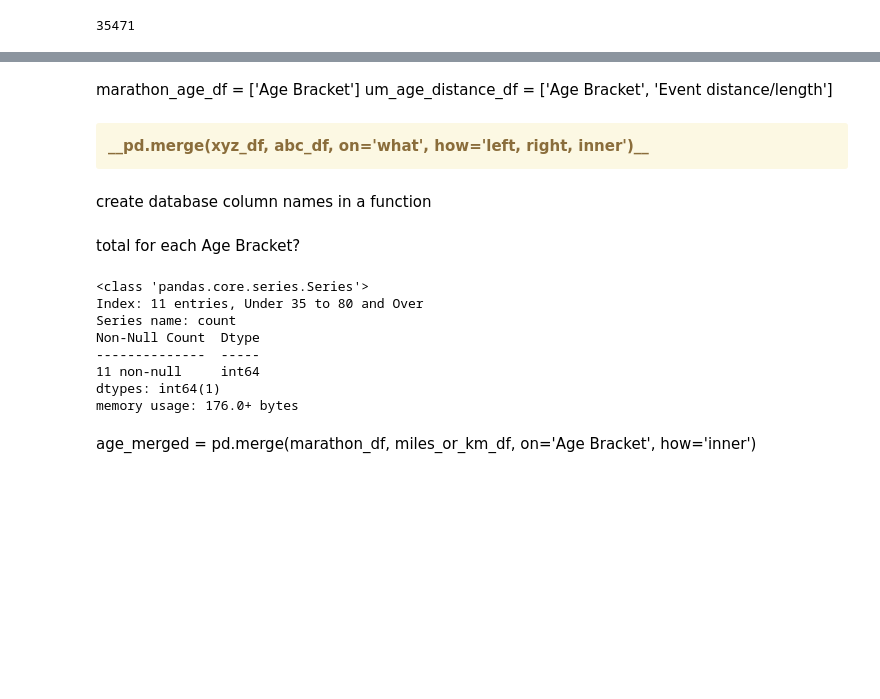
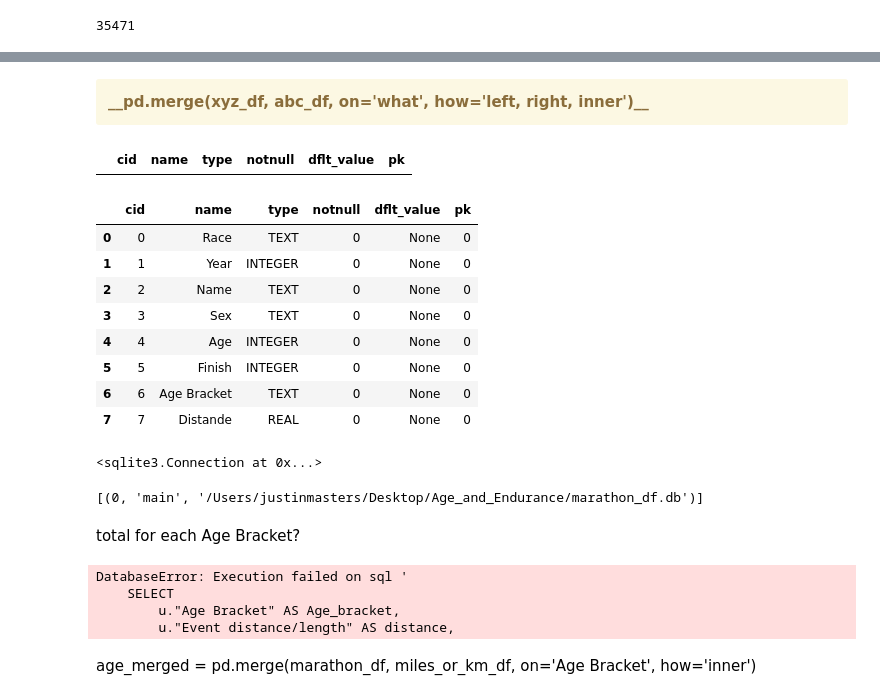
Before and after one commit to RunningBaldMan/Age_and_Endurance, a Jupyter notebook: Endurance_Beyond_Youth.ipynb, the cells around one changed output, grey strips where cells are left out. Saved outputs shown, nothing was run; the diff lists cells and outputs as text; code cells hidden in the pictures; blank space fills up the shorter version.

Commit message:
Update Endurance_Beyond_Youth.ipynb from recover-work

```diff
--- a/Endurance_Beyond_Youth.ipynb
+++ b/Endurance_Beyond_Youth.ipynb
@@ -674,3 +707,11 @@ um_df = um_df.rename(columns={'Age': 'Age Bracket'})
+# %%
+# add distance column to marathon df and fill
+
+def add_distance_column(df):
+    df['Distande'] = 26.2
+    return df
+
+marathon_df = add_distance_column(marathon_df)
 # %%
 marathon_df.info()
 # %% [output]
@@ -731,6 +758,3 @@ fig.show()
-# %% [markdown]
-marathon_age_df = ['Age Bracket']
-um_age_distance_df = ['Age Bracket', 'Event distance/length']
 # %% [markdown]
 <div class="alert alert-block alert-warning">
 <b>__pd.merge(xyz_df, abc_df, on='what', how='left, right, inner')__<b>
@@ -738,25 +762,58 @@ um_age_distance_df = ['Age Bracket', 'Event distance/length']
 # %%
 with sqlite3.connect("marathon_df.db") as connection:
     cursor = connection.cursor()
-    marathon_df.to_sql("um_df", connection, if_exists="replace", index=False)
+    marathon_df.to_sql("marathon_df", connection, if_exists="replace", index=False)
 # %%
-with sqlite3.connect("um_df") as connection:
+with sqlite3.connect("um_df.db") as connection:
     cursor = connection.cursor()
     um_df.to_sql("um_df", connection, if_exists="replace", index=False)
-# %% [markdown]
-create database column names in a function
+# %%
+pd.read_sql("PRAGMA table_info(um_df);", connection)
+# %% [output]
+|  | cid | name | type | notnull | dflt_value | pk |
+# %%
+pd.read_sql("PRAGMA table_info(marathon_df);", connection)
+# %% [output]
+|  | cid | name | type | notnull | dflt_value | pk |
+| 0 | 0 | Race | TEXT | 0 | None | 0 |
+| 1 | 1 | Year | INTEGER | 0 | None | 0 |
+| 2 | 2 | Name | TEXT | 0 | None | 0 |
+| 3 | 3 | Sex | TEXT | 0 | None | 0 |
+| 4 | 4 | Age | INTEGER | 0 | None | 0 |
+| 5 | 5 | Finish | INTEGER | 0 | None | 0 |
+| 6 | 6 | Age Bracket | TEXT | 0 | None | 0 |
+| 7 | 7 | Distande | REAL | 0 | None | 0 |
+# %%
+connection
+# %% [output]
+<sqlite3.Connection at 0x...>
+# %%
+connection.execute("PRAGMA database_list;").fetchall()
+# %% [output]
+[(0, 'main', '/Users/justinmasters/Desktop/Age_and_Endurance/marathon_df.db')]
 # %% [markdown]
 total for each Age Bracket?
 # %%
-marathon_df['Age Bracket'].value_counts().info()
+merge_on_age_bracket = """
+    SELECT
+        u."Age Bracket" AS Age_bracket,
+        u."Event distance/length" AS distance,
+        SUM(u."Event number of finishters") AS Distance
+    FROM um_df as u
+    JOIN marathon_df m
+        ON m."Age Bracket" = u."Age Bracket"
+    GROUP BY
+        u."Age Bracket",
+        u."Event distance/length"
+    ORDER BY
+        Distance DESC;
+    """
+merge_on_age_bracket = pd.read_sql(merge_on_age_bracket, connection)
+merge_on_age_bracket
 # %% [output]
-<class 'pandas.core.series.Series'>
-Index: 11 entries, Under 35 to 80 and Over
-Series name: count
-Non-Null Count  Dtype
---------------  -----
-11 non-null     int64
-dtypes: int64(1)
-memory usage: 176.0+ bytes
+DatabaseError: Execution failed on sql '
+    SELECT
+        u."Age Bracket" AS Age_bracket,
+        u."Event distance/length" AS distance,
 # %% [markdown]
 age_merged = pd.merge(marathon_df, miles_or_km_df, on='Age Bracket', how='inner')
```
Also changed, not shown: parts of 13 cells of this notebook.
